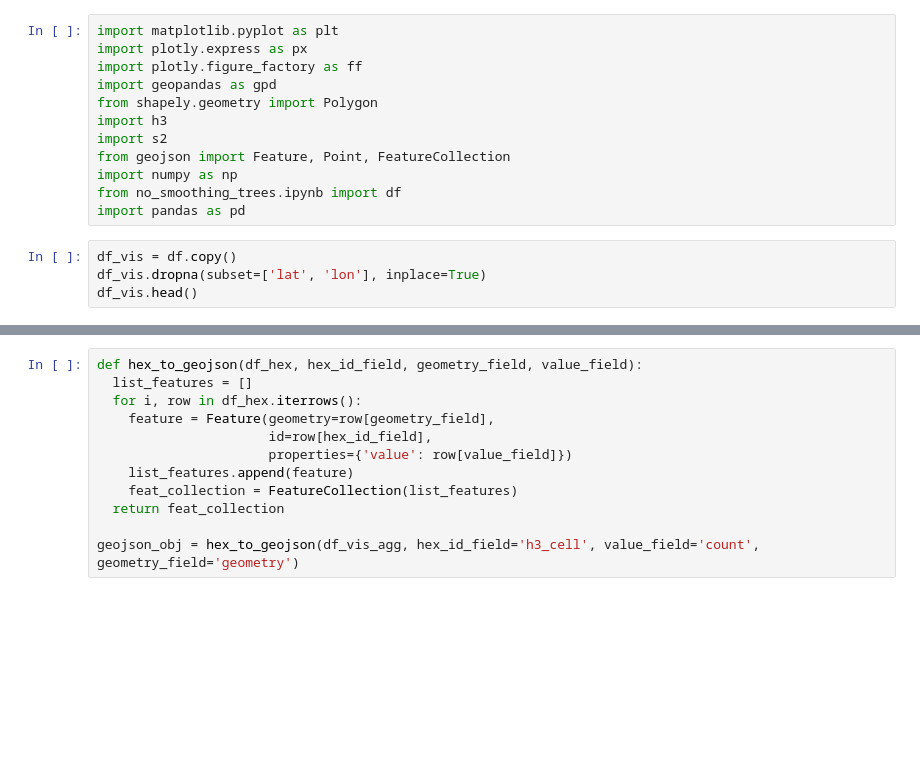
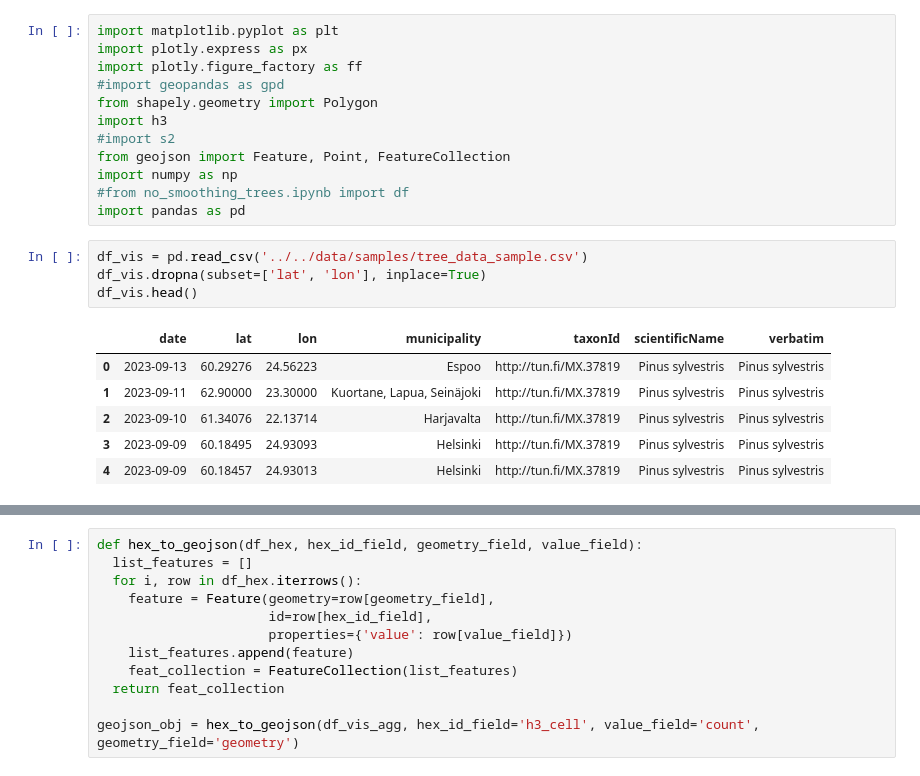
Before and after one commit to ilya-wd/DS-Project-2023-Group-2-Reaktor, a Jupyter notebook: project-files/visualization/visualization_trees.ipynb, the cells around one changed output, grey strips where cells are left out. Cells and saved outputs as stored; diff of their text form; blank space fills up the shorter version.

```diff
--- a/project-files/visualization/visualization_trees.ipynb
+++ b/project-files/visualization/visualization_trees.ipynb
@@ -2,17 +2,24 @@
 import matplotlib.pyplot as plt
 import plotly.express as px
 import plotly.figure_factory as ff
-import geopandas as gpd
+#import geopandas as gpd
 from shapely.geometry import Polygon
 import h3
-import s2
+#import s2
 from geojson import Feature, Point, FeatureCollection
 import numpy as np
-from no_smoothing_trees.ipynb import df
+#from no_smoothing_trees.ipynb import df
 import pandas as pd
 # %%
-df_vis = df.copy()
+df_vis = pd.read_csv('../../data/samples/tree_data_sample.csv')
 df_vis.dropna(subset=['lat', 'lon'], inplace=True)
 df_vis.head()
+# %% [output]
+|  | date | lat | lon | municipality | taxonId | scientificName | verbatim |
+| 0 | 2023-09-13 | 60.29276 | 24.56223 | Espoo | http://tun.fi/MX.37819 | Pinus sylvestris | Pinus sylvestris |
+| 1 | 2023-09-11 | 62.90000 | 23.30000 | Kuortane, Lapua, Seinäjoki | http://tun.fi/MX.37819 | Pinus sylvestris | Pinus sylvestris |
+| 2 | 2023-09-10 | 61.34076 | 22.13714 | Harjavalta | http://tun.fi/MX.37819 | Pinus sylvestris | Pinus sylvestris |
+| 3 | 2023-09-09 | 60.18495 | 24.93093 | Helsinki | http://tun.fi/MX.37819 | Pinus sylvestris | Pinus sylvestris |
+| 4 | 2023-09-09 | 60.18457 | 24.93013 | Helsinki | http://tun.fi/MX.37819 | Pinus sylvestris | Pinus sylvestris |
 # %%
 df_vis['municipality'].value_counts()
```
Also changed, not shown: parts of 4 cells of this notebook.
